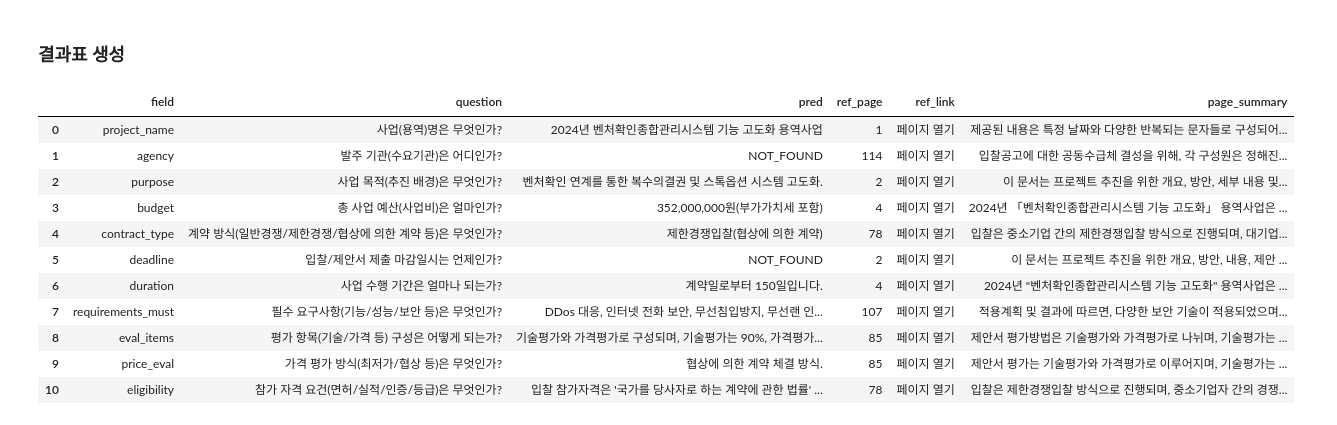
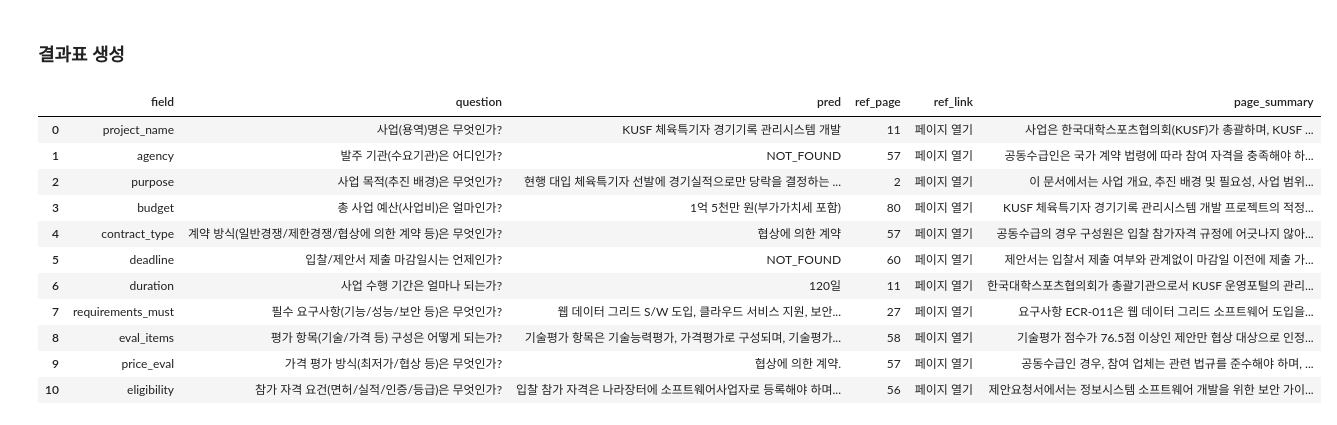
Before and after one commit to wonbywondev/codeit-part3-team4, a Jupyter notebook: notebooks/docs_api_summary_check_ver1.ipynb, the cells around one changed output. Drawn from its saved outputs; the diff is of its cells as text; code cells hidden in the pictures.

```diff
--- a/notebooks/docs_api_summary_check_ver1.ipynb
+++ b/notebooks/docs_api_summary_check_ver1.ipynb
@@ -765,43 +765,43 @@ def make_pdf_link(doc_path: Path, page: int | None):
     return f'<a href="{base}?file={name}" target="_blank">문서 열기</a>'
 
 # ====== 여기서 문서명 직접 입력 ======
-doc_name = "(사)벤처기업협회_2024년 벤처확인종합관리시스템 기능 고도화 용역사업 .pdf"
+doc_name = "(사)한국대학스포츠협의회_KUSF 체육특기자 경기기록 관리시스템 개발.pdf"
 
 doc_path = next(p for p in DOC_PATHS if p.name == doc_name)
 pages = extract_pages(doc_path)
 index = build_page_index(pages)
 
 rows = []
 for field, question in BASELINE_QUERIES:
     # 질문마다 개별 검색해서 페이지 추출
     top_page, page_text = search_top_page(index, pages, question, top_k=TOP_K)
     summary = summarize_text(page_text[:2000]) if page_text else ""
 
     # 질문-답변 생성 (해당 질문만)
     answers = answer_batch(index, embed_model, pages, [(field, question)], top_k=TOP_K)
     pred = answers[0] if answers else ""
 
     rows.append({
         "field": field,
         "question": question,
         "pred": pred,
         "ref_page": top_page,
         "ref_link": make_pdf_link(doc_path, top_page),
         "page_summary": summary,
     })
 
 df = pd.DataFrame(rows)
 display(HTML(df.to_html(escape=False)))
 # %% [output]
 |  | field | question | pred | ref_page | ref_link | page_summary |
-| 0 | project_name | 사업(용역)명은 무엇인가? | 2024년 벤처확인종합관리시스템 기능 고도화 용역사업 | 1 | 페이지 열기 | 제공된 내용은 특정 날짜와 다양한 반복되는 문자들로 구성되어... |
-| 1 | agency | 발주 기관(수요기관)은 어디인가? | NOT_FOUND | 114 | 페이지 열기 | 입찰공고에 대한 공동수급체 결성을 위해, 각 구성원은 정해진... |
-| 2 | purpose | 사업 목적(추진 배경)은 무엇인가? | 벤처확인 연계를 통한 복수의결권 및 스톡옵션 시스템 고도화. | 2 | 페이지 열기 | 이 문서는 프로젝트 추진을 위한 개요, 방안, 세부 내용 및... |
-| 3 | budget | 총 사업 예산(사업비)은 얼마인가? | 352,000,000원(부가가치세 포함) | 4 | 페이지 열기 | 2024년 「벤처확인종합관리시스템 기능 고도화」 용역사업은 ... |
-| 4 | contract_type | 계약 방식(일반경쟁/제한경쟁/협상에 의한 계약 등)은 무엇인가? | 제한경쟁입찰(협상에 의한 계약) | 78 | 페이지 열기 | 입찰은 중소기업 간의 제한경쟁입찰 방식으로 진행되며, 대기업... |
-| 5 | deadline | 입찰/제안서 제출 마감일시는 언제인가? | NOT_FOUND | 2 | 페이지 열기 | 이 문서는 프로젝트 추진을 위한 개요, 방안, 내용, 제안 ... |
-| 6 | duration | 사업 수행 기간은 얼마나 되는가? | 계약일로부터 150일입니다. | 4 | 페이지 열기 | 2024년 "벤처확인종합관리시스템 기능 고도화" 용역사업은 ... |
-| 7 | requirements_must | 필수 요구사항(기능/성능/보안 등)은 무엇인가? | DDos 대응, 인터넷 전화 보안, 무선침입방지, 무선랜 인... | 107 | 페이지 열기 | 적용계획 및 결과에 따르면, 다양한 보안 기술이 적용되었으며... |
-| 8 | eval_items | 평가 항목(기술/가격 등) 구성은 어떻게 되는가? | 기술평가와 가격평가로 구성되며, 기술평가는 90%, 가격평가... | 85 | 페이지 열기 | 제안서 평가방법은 기술평가와 가격평가로 나뉘며, 기술평가는 ... |
-| 9 | price_eval | 가격 평가 방식(최저가/협상 등)은 무엇인가? | 협상에 의한 계약 체결 방식. | 85 | 페이지 열기 | 제안서 평가는 기술평가와 가격평가로 이루어지며, 기술평가는 ... |
-| 10 | eligibility | 참가 자격 요건(면허/실적/인증/등급)은 무엇인가? | 입찰 참가자격은 '국가를 당사자로 하는 계약에 관한 법률' ... | 78 | 페이지 열기 | 입찰은 제한경쟁입찰 방식으로 진행되며, 중소기업자 간의 경쟁... |
+| 0 | project_name | 사업(용역)명은 무엇인가? | KUSF 체육특기자 경기기록 관리시스템 개발 | 11 | 페이지 열기 | 사업은 한국대학스포츠협의회(KUSF)가 총괄하며, KUSF ... |
+| 1 | agency | 발주 기관(수요기관)은 어디인가? | NOT_FOUND | 57 | 페이지 열기 | 공동수급인은 국가 계약 법령에 따라 참여 자격을 충족해야 하... |
+| 2 | purpose | 사업 목적(추진 배경)은 무엇인가? | 현행 대입 체육특기자 선발에 경기실적으로만 당락을 결정하는 ... | 2 | 페이지 열기 | 이 문서에서는 사업 개요, 추진 배경 및 필요성, 사업 범위... |
+| 3 | budget | 총 사업 예산(사업비)은 얼마인가? | 1억 5천만 원(부가가치세 포함) | 80 | 페이지 열기 | KUSF 체육특기자 경기기록 관리시스템 개발 프로젝트의 적정... |
+| 4 | contract_type | 계약 방식(일반경쟁/제한경쟁/협상에 의한 계약 등)은 무엇인가? | 협상에 의한 계약 | 57 | 페이지 열기 | 공동수급의 경우 구성원은 입찰 참가자격 규정에 어긋나지 않아... |
+| 5 | deadline | 입찰/제안서 제출 마감일시는 언제인가? | NOT_FOUND | 60 | 페이지 열기 | 제안서는 입찰서 제출 여부와 관계없이 마감일 이전에 제출 가... |
+| 6 | duration | 사업 수행 기간은 얼마나 되는가? | 120일 | 11 | 페이지 열기 | 한국대학스포츠협의회가 총괄기관으로서 KUSF 운영포털의 관리... |
+| 7 | requirements_must | 필수 요구사항(기능/성능/보안 등)은 무엇인가? | 웹 데이터 그리드 S/W 도입, 클라우드 서비스 지원, 보안... | 27 | 페이지 열기 | 요구사항 ECR-011은 웹 데이터 그리드 소프트웨어 도입을... |
+| 8 | eval_items | 평가 항목(기술/가격 등) 구성은 어떻게 되는가? | 기술평가 항목은 기술능력평가, 가격평가로 구성되며, 기술평가... | 58 | 페이지 열기 | 기술평가 점수가 76.5점 이상인 제안만 협상 대상으로 인정... |
+| 9 | price_eval | 가격 평가 방식(최저가/협상 등)은 무엇인가? | 협상에 의한 계약. | 57 | 페이지 열기 | 공동수급인 경우, 참여 업체는 관련 법규를 준수해야 하며, ... |
+| 10 | eligibility | 참가 자격 요건(면허/실적/인증/등급)은 무엇인가? | 입찰 참가 자격은 나라장터에 소프트웨어사업자로 등록해야 하며... | 56 | 페이지 열기 | 제안요청서에서는 정보시스템 소프트웨어 개발을 위한 보안 가이... |
```
Also changed, not shown: parts of 2 cells of this notebook, 18 other files.
